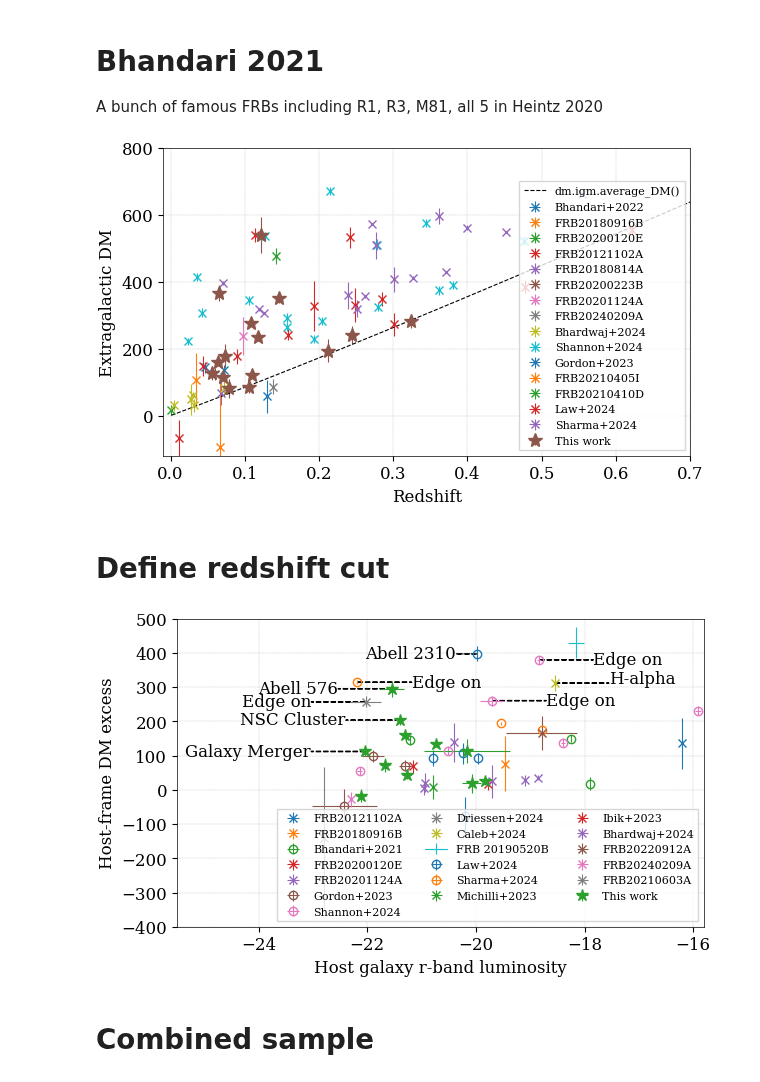
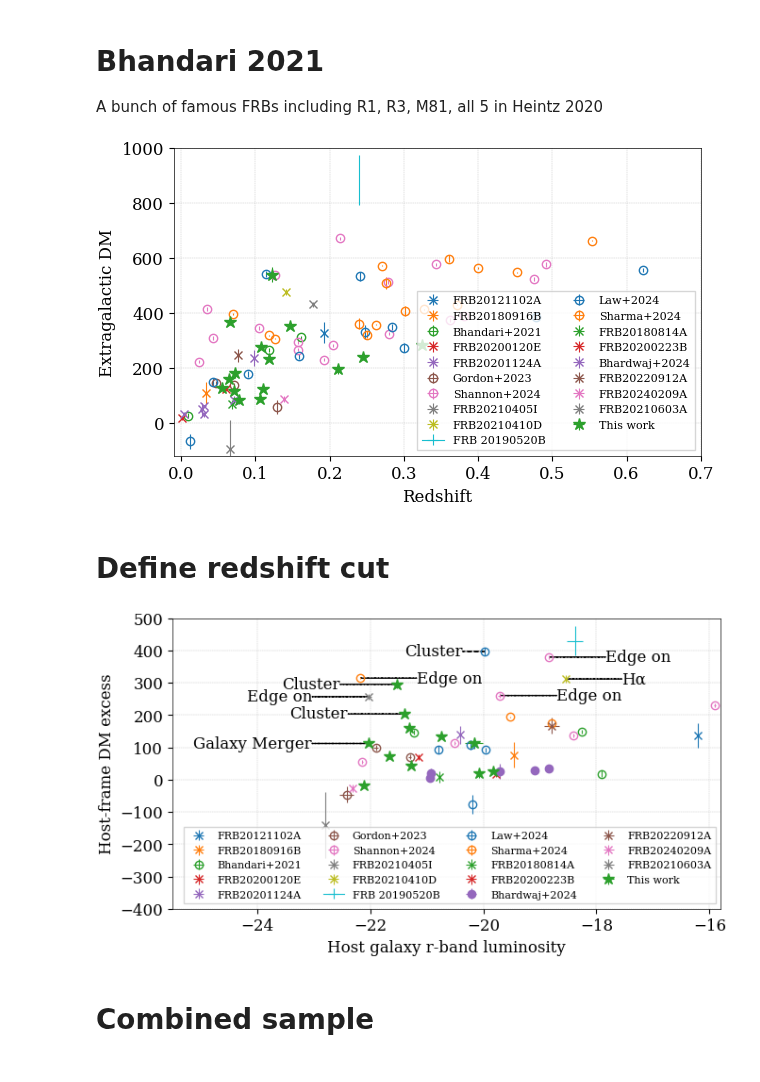
Before and after one commit to leungcalvin/kko_host_paper, a Jupyter notebook: plot_scripts/dm_host.ipynb, the cells around one changed output. Cells and saved outputs as stored; diff of their text form; code cells hidden in the pictures.

```diff
--- a/plot_scripts/dm_host.ipynb
+++ b/plot_scripts/dm_host.ipynb
@@ -840,44 +858,44 @@ michilli_keep = michilli2023['primary_z_spec'] < z_max
 driessen_keep = driessen2024['primary_z_spec'] < z_max
 caleb_keep = caleb2024['primary_z_spec'] < z_max
 shannon_keep = (0 < shannon2024['primary_z_spec']) * (shannon2024['primary_z_spec'] < z_max)
+
 plt.figure(figsize = (6.8,4))
-plot_survey(bhandari2021[bhandari_keep],z_max = z_max,label = 'Bhandari+2022',ls='none',marker = 'x')
-bhandari_chime = np.array([n in ['FRB20200120E','FRB20180916B'] for n in bhandari2021.index])
+plot_zdm(bhandari2021[bhandari2021.index == 'FRB20121102A'],z_max = z_max,label = 'FRB20121102A',ls='none',marker = 'x')
 plot_zdm(bhandari2021[bhandari2021.index == 'FRB20180916B'],z_max = z_max,label = 'FRB20180916B',ls='none',marker = 'x')
+plot_zdm(bhandari2021[bhandari_askap],z_max = z_max,label = 'Bhandari+2021',ls='none',marker = 'o',fillstyle = 'none')
 plot_zdm(bhandari2021[bhandari2021.index == 'FRB20200120E'],z_max = z_max,label = 'FRB20200120E',ls='none',marker = 'x')
-plot_zdm(bhandari2021[bhandari2021.index == 'FRB20121102A'],z_max = z_max,label = 'FRB20121102A',ls='none',marker = 'x')
+plot_zdm(bhandari2021[bhandari2021.index == 'FRB20201124A'],z_max = z_max,label = 'FRB20201124A',ls='none',marker = 'x')
+plot_zdm(gordon2023,z_max = z_max,label = 'Gordon+2023',ls = 'none',marker = 'o',fillstyle = 'none')
+plot_zdm(shannon2024,z_max = z_max,label = 'Shannon+2024',ls = 'none',marker = 'o',fillstyle = 'none')
+
+plot_zdm(driessen2024,z_max = z_max,label = 'FRB20210405I',ls='none',marker = 'x')
+plot_zdm(caleb2024,z_max = z_max,label = 'FRB20210410D',ls='none',marker = 'x')
+plt.errorbar(x = [0.24],y = [903],xerr = [0],
+             yerr = [[111],[72]],label = 'FRB 20190520B')
+
+plot_zdm(law2024,z_max = z_max,label = 'Law+2024',linestyle='none',marker = 'o',fillstyle = 'none')
+plot_zdm(cs24,z_max = z_max,label = 'Sharma+2024',ls='none',marker = 'o',fillstyle = 'none')
+
 plot_zdm(michilli2023,z_max = z_max,label = 'FRB20180814A',ls='none',marker = 'x')
 plot_zdm(ibik2023,z_max = z_max,label = 'FRB20200223B',ls='none',marker = 'x')
-plot_zdm(r67, z_max = z_max, label = 'FRB20201124A', ls = 'none', marker = 'x')
-plot_zdm(r155, z_max = z_max,label = 'FRB20240209A',ls = 'none',marker = 'x')
 plot_zdm(bhardwaj2024,z_max = z_max,label = 'Bhardwaj+2024',ls='none',marker = 'x')
-
-# ASKAP
-plot_zdm(shannon2024[shannon_keep],z_max = z_max,label = 'Shannon+2024',ls = 'none',marker = 'x')
-plot_zdm(gordon2023[gordon_keep],z_max = z_max,label = 'Gordon+2023',ls = 'none',marker = 'x')
-
-# MeerKAT
-plot_zdm(driessen2024,z_max = z_max,label = 'FRB20210405I',ls='none',marker = 'x')
-plot_zdm(caleb2024,z_max = z_max,label = 'FRB20210410D',ls='none',marker = 'x')
-
-plot_zdm(law2024,z_max = z_max,label = 'Law+2024',linestyle='none',marker = 'x')
-plot_zdm(cs24, z_max = z_max,label = 'Sharma+2024',ls = 'none',marker = 'x')
-
-plot_zdm(final_zspec[leung_keep],z_max = z_max,label = 'This work',ls='none',marker = '*',markersize = 10)
+plot_zdm(r117,z_max = z_max,label = 'FRB20220912A',ls='none',marker = 'x') # ACTUALLY THIS IS R117
+plot_zdm(r155,z_max = z_max,label = 'FRB20240209A',ls='none',marker = 'x')
+plot_zdm(cassanelli2023,z_max = z_max,label = 'FRB20210603A',ls='none',marker = 'x')
+plot_zdm(final_zspec[leung_keep],z_max = z_max,label = 'This work',ls='none',marker = '*',markersize = 9,color = 'C2')
 
 #label_above_dmh(final[leung_keep],0)
-
 #label_above_dmh(bhandari2021[bhandari2021.index != 'FRB20121102A'],200)
 #label_above_dmh(law2024[law_keep],50)
-plt.ylim(-120,800)
+plt.ylim(-120,1000)
 plt.xlim(-0.01,0.7)
 plt.ylabel(r'Extragalactic DM')
 plt.xlabel(f'Redshift')
-plt.plot(z_interp,dm_igm_interp,label = 'dm.igm.average_DM()',linestyle = '--',color = 'black')
-plt.legend(loc = 'lower right',ncols = 1)
+#plt.plot(z_interp,dm_igm_interp,label = 'dm.igm.average_DM()',linestyle = '--',color = 'black')
+plt.legend(loc = 'lower right',ncols = 2)
 plt.savefig('/arc/home/calvin/kko_host_paper/figures/macquart.pdf',dpi = 100)
 # %% [output]
-[figure, old version]
+[figure, new version]
 # %% [markdown]
 # Define redshift cut
 # %%
@@ -887,10 +905,10 @@ z_max = 0.2
 in_chime = np.array([n in ['FRB20200120E','FRB20201124A','FRB20180916B'] for n in bhandari2021.index])
 bhandari_askap = (bhandari2021['primary_z_spec'] < z_max) * ~in_chime * (bhandari2021.index != 'FRB20121102A')
 bhandari_chime =  (bhandari2021['primary_z_spec'] < z_max) * in_chime
-
+bhandari_keep = (bhandari2021['primary_z_spec'] < z_max)
 bhardwaj_keep = bhardwaj2024['primary_z_spec'] < z_max
 law_keep = law2024['primary_z_spec'] < z_max
-leung_keep = (0 < final_zspec['primary_z_spec']) * (final_zspec['primary_P_Ox'] > 0.9)
+leung_keep = (0 < final_zspec['primary_z_spec']) * (final_zspec['primary_P_Ox'] > 0.9) * (final_zspec['primary_z_spec'] < z_max)
 michilli_keep = michilli2023['primary_z_spec'] < z_max
 driessen_keep = driessen2024['primary_z_spec'] < z_max
 cs24_keep = cs24['primary_z_spec'] < z_max
@@ -899,7 +917,7 @@ shannon_keep = shannon2024['primary_z_spec'] < z_max
 # %%
 plt.style.use('/arc/home/calvin/kko_host_paper/plot_scripts/paper_sty.mplstyle')
 z_max = 0.2
-plt.figure(figsize = (6.8,4))
+plt.figure(figsize = (7.5,4))
 plot_survey(bhandari2021[bhandari2021.index == 'FRB20121102A'],z_max = z_max,label = 'FRB20121102A',ls='none',marker = 'x')
 plot_survey(bhandari2021[bhandari2021.index == 'FRB20180916B'],z_max = z_max,label = 'FRB20180916B',ls='none',marker = 'x')
 plot_survey(bhandari2021[bhandari_askap],z_max = z_max,label = 'Bhandari+2021',ls='none',marker = 'o',fillstyle = 'none')
@@ -908,48 +926,46 @@ plot_survey(bhandari2021[bhandari2021.index == 'FRB20201124A'],z_max = z_max,lab
 plot_survey(gordon2023,z_max = z_max,label = 'Gordon+2023',ls = 'none',marker = 'o',fillstyle = 'none')
 plot_survey(shannon2024,z_max = z_max,label = 'Shannon+2024',ls = 'none',marker = 'o',fillstyle = 'none')
 
-plot_survey(driessen2024,z_max = z_max,label = 'Driessen+2024',ls='none',marker = 'x')
-plot_survey(caleb2024,z_max = z_max,label = 'Caleb+2024',ls='none',marker = 'x')
-plt.errorbar(22.1 - Planck18.distmod(z = 0.22).value,430,xerr = 0.14, # flux error bar
+plot_survey(driessen2024,z_max = z_max,label = 'FRB20210405I',ls='none',marker = 'x')
+plot_survey(caleb2024,z_max = z_max,label = 'FRB20210410D',ls='none',marker = 'x')
+plt.errorbar(22.1 - Planck18.distmod(z = 0.241).value,430,xerr = 0.14, # flux error bar
              yerr = 113 * 0.4,label = 'FRB 20190520B') # J-band extinction at 1.2 microns # R1 twin FRB 20190520
 
 plot_survey(law2024,z_max = z_max,label = 'Law+2024',linestyle='none',marker = 'o',fillstyle = 'none')
 plot_survey(cs24,z_max = z_max,label = 'Sharma+2024',ls='none',marker = 'o',fillstyle = 'none')
 
-plot_survey(michilli2023,z_max = z_max,label = 'Michilli+2023',ls='none',marker = 'x')
-plot_survey(ibik2023,z_max = z_max,label = 'Ibik+2023',ls='none',marker = 'x')
-plot_survey(bhardwaj2024,z_max = z_max,label = 'Bhardwaj+2024',ls='none',marker = 'x')
+plot_survey(michilli2023,z_max = z_max,label = 'FRB20180814A',ls='none',marker = 'x')
+plot_survey(ibik2023,z_max = z_max,label = 'FRB20200223B',ls='none',marker = 'x')
+plot_survey(bhardwaj2024,z_max = z_max,label = 'Bhardwaj+2024',ls='none',marker = 'o')
 plot_survey(r117,z_max = z_max,label = 'FRB20220912A',ls='none',marker = 'x') # ACTUALLY THIS IS R117
 plot_survey(r155,z_max = z_max,label = 'FRB20240209A',ls='none',marker = 'x')
 plot_survey(cassanelli2023,z_max = z_max,label = 'FRB20210603A',ls='none',marker = 'x')
 plot_survey(final_zspec[leung_keep],z_max = z_max,label = 'This work',ls='none',marker = '*',markersize = 9,color = 'C2')
 
-
-label_df(law2024,    xoffset = -0.4,name = 'FRB20220914A',s = 'Abell 2310',verticalalignment='center',horizontalalignment = 'right')
-label_df(final_zspec,xoffset = -1,name = 'FRB20231206A',s = 'Abell 576',verticalalignment='center',horizontalalignment='right') #FRB20231206A\n
-label_df(final_zspec,xoffset = -1,name = 'FRB20230203A',s = 'NSC Cluster',verticalalignment='center',horizontalalignment='right') #FRB20230203A\n
+label_df(law2024,    xoffset = -0.4,name = 'FRB20220914A',s = 'Cluster',verticalalignment='center',horizontalalignment = 'right')
+label_df(final_zspec,xoffset = -1,name = 'FRB20231206A',s = 'Cluster',verticalalignment='center',horizontalalignment='right') #FRB20231206A\n
+label_df(final_zspec,xoffset = -1,name = 'FRB20230203A',s = 'Cluster',verticalalignment='center',horizontalalignment='right') #FRB20230203A\n NSC CLuster
 label_df(final_zspec,xoffset = -1,name = 'FRB20231204A',s = 'Galaxy Merger',verticalalignment = 'center',horizontalalignment='right') #FRB20231204A\n
 
 label_df(cassanelli2023,name = 'FRB20210603A', xoffset = -1, s = 'Edge on',verticalalignment = 'center',horizontalalignment = 'right')
 label_df(shannon2024,xoffset = 1, name = 'FRB20240201A', s = 'Edge on',verticalalignment = 'center')
 label_df(shannon2024,xoffset= 1, name = 'FRB20240310A', s = 'Edge on',verticalalignment = 'center')
 label_df(cs24,xoffset = 1, name = 'FRB20231120A',s = 'Edge on', verticalalignment = 'center')
-label_df(caleb2024,name = 'FRB20210410D',xoffset = 1, s = 'H-alpha',horizontalalignment = 'left')
-leung_clusters = [n in ['FRB20231206A','FRB20230203A','FRB20231204A'] for n in final_zspec.index]
-dsa_clusters = [n in ['FRB20220914A','FRB20220509G'] for n in law2024]
+label_df(caleb2024,name = 'FRB20210410D',xoffset = 1, s = r'Hα',horizontalalignment = 'left',verticalalignment='center')
+
 #label_above_dmh(shannon2024[shannon_keep],150)
 #label_above_dmh(cs24[cs24_keep],150)
 #label_above_dmh(caleb2024,200)
 #label_above_dmh(bhandari2021[bhandari2021.index != 'FRB20121102A'],200)
 #label_above_dmh(law2024[law_keep],50)
 plt.ylim(-400,500)
 plt.xlim(-25.5,-15.8)
 plt.xlabel('Host galaxy r-band luminosity')
 plt.ylabel('Host-frame DM excess')
-plt.legend(loc = 'lower right',ncols = 3)
+plt.legend(loc = 'lower right',ncols = 4)
 plt.savefig('/arc/home/calvin/kko_host_paper/figures/dm_host.pdf',dpi = 100)
 # %% [output]
-[figure, old version]
+[figure, new version]
 # %% [markdown]
 # Combined sample
 # %%
```
Also changed, not shown: parts of 18 cells of this notebook, 2 other files.
